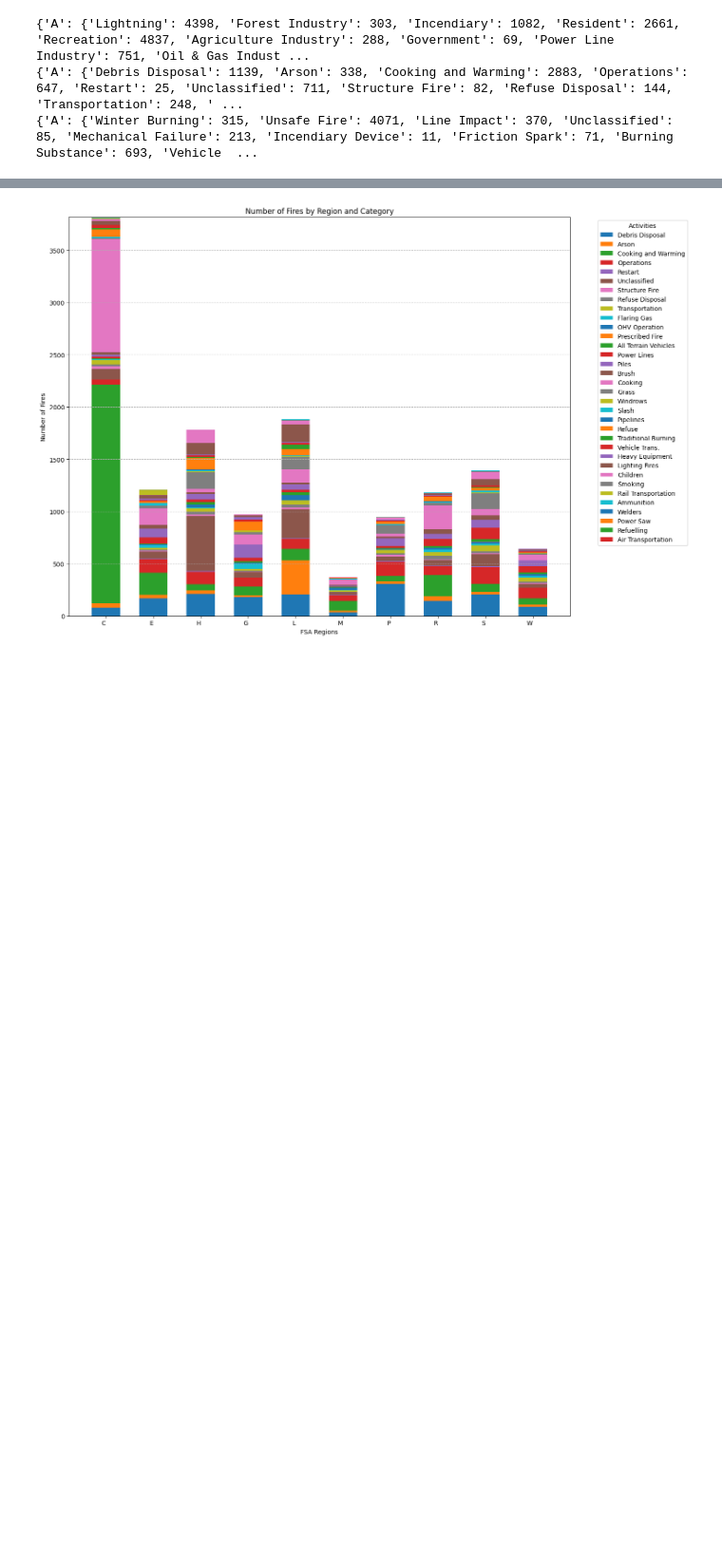
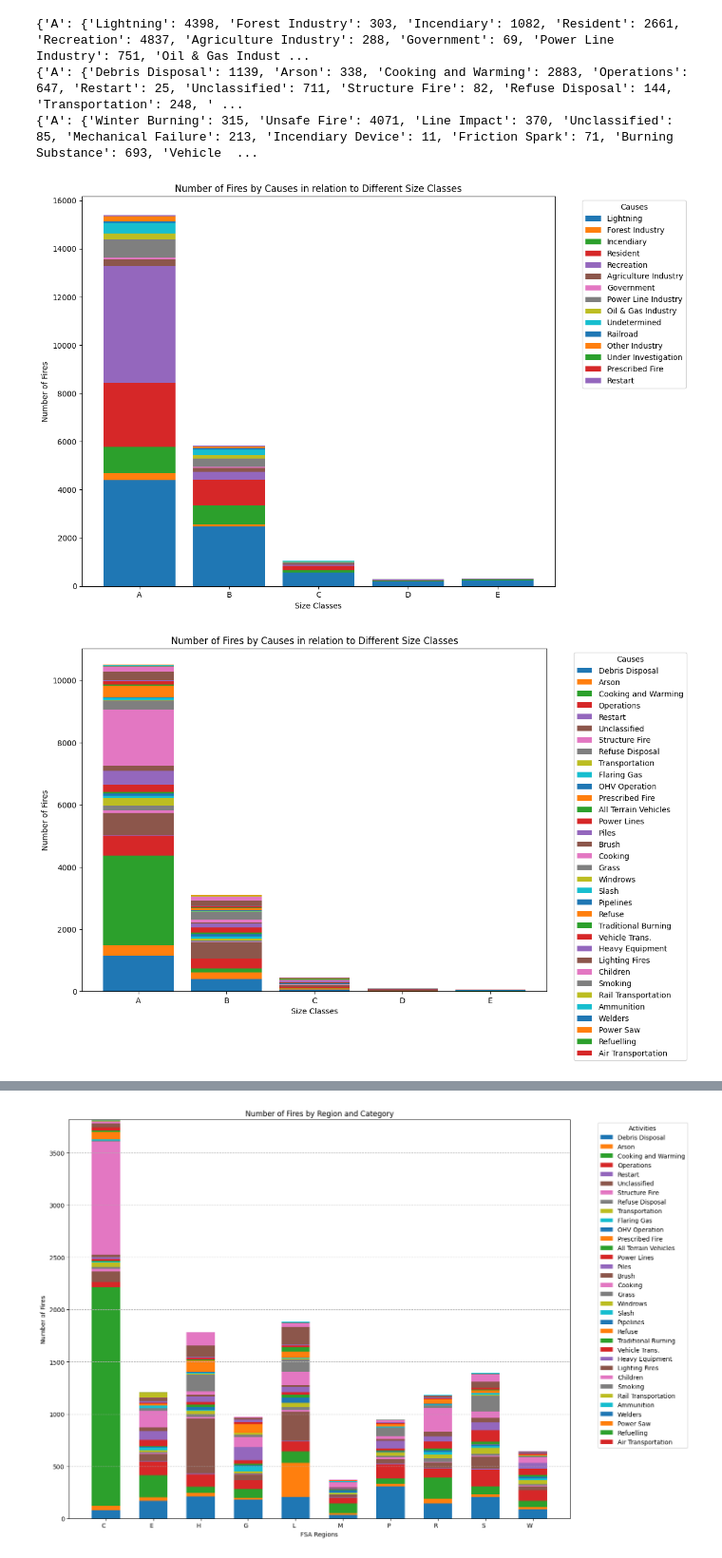
Before and after one commit to pandya-aditya/CxC_Hackathon, a Jupyter notebook: main.ipynb, the cells around one changed output, grey strips where cells are left out. Shown at 95% size. Drawn from its saved outputs; the diff is of its cells as text; code cells hidden in the pictures; blank space fills up the shorter version.

```diff
--- a/main.ipynb
+++ b/main.ipynb
@@ -214,19 +157,29 @@ print(size_true_dict)
 # %%
 def draw_stacked(size_dict):
     categories = list(size_dict['A'].keys())
     subcategories = list(size_dict.keys())
 
     fig, ax = plt.subplots(figsize=(12, 8))
 
+    bottom_values = [0] * len(subcategories)
+
     for category in categories:
         values = [size_dict[subcategory][category] for subcategory in subcategories]
-        ax.bar(subcategories, values, label=category)
+        ax.bar(subcategories, values, label=category, bottom=bottom_values)
+        bottom_values = [bottom + value for bottom, value in zip(bottom_values, values)]
 
     ax.set_xlabel('Size Classes')
     ax.set_ylabel('Number of Fires')
     ax.set_title('Number of Fires by Causes in relation to Different Size Classes')
     ax.legend(title='Causes', bbox_to_anchor=(1.05, 1), loc='upper left')
 
     plt.xticks(rotation=0)
     plt.tight_layout()
     plt.show()
+
+draw_stacked(size_general_dict)
+draw_stacked(size_activity_dict)
+draw_stacked(size_true_dict)
+# %% [output]
+[figure, added]
+[figure, added]
```
Also changed, not shown: parts of 23 cells of this notebook.
